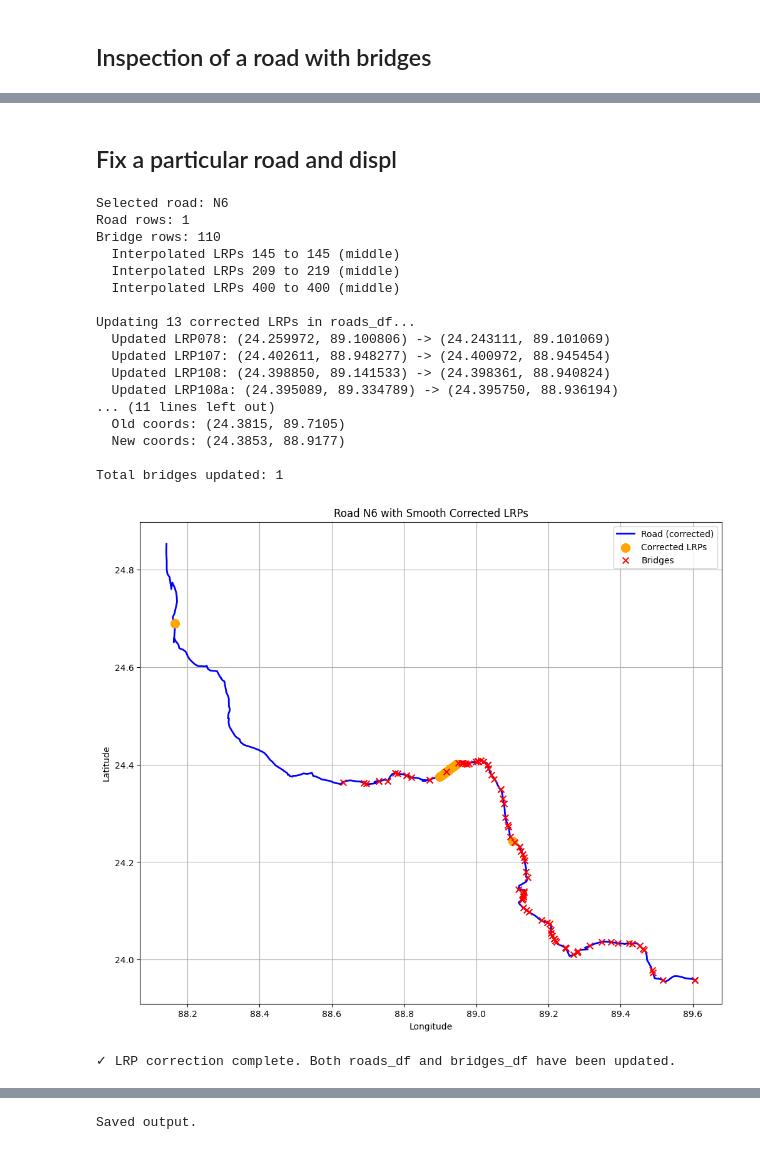
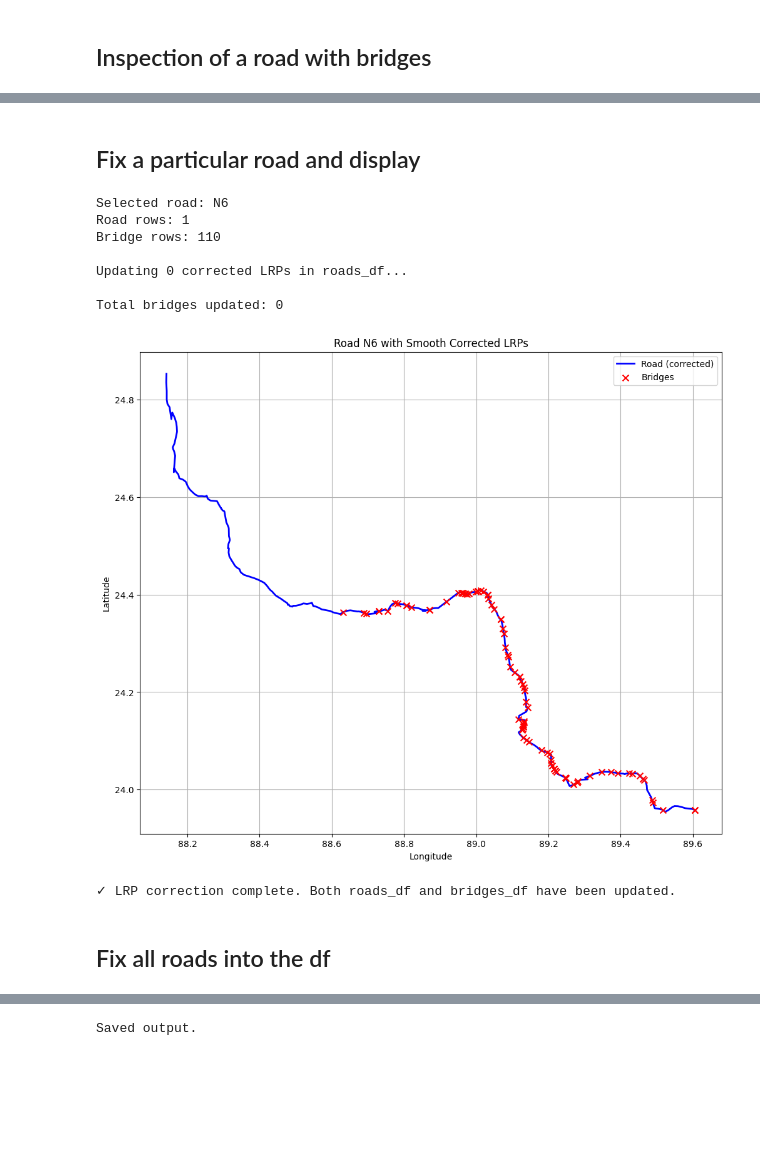
Before and after one commit to lukavicius/advsim, a Jupyter notebook: process_tadas.ipynb, the cells around one changed output, grey strips where cells are left out. Saved outputs shown, nothing was run; the diff lists cells and outputs as text; code cells hidden in the pictures; blank space fills up the shorter version.

```diff
--- a/process_tadas.ipynb
+++ b/process_tadas.ipynb
@@ -161,7 +120,7 @@ import matplotlib.pyplot as plt
 import numpy as np
 from matplotlib.ticker import MaxNLocator
 
-road_name = "Z5074"
+road_name = "N6"
 road_data = roads_df[roads_df['road'] == road_name]
 
 plt.figure(figsize=(12, 10))
@@ -219,5 +178,5 @@ plt.show()
 # %% [markdown]
-## Fix a particular road and displ
+## Fix a particular road and display
 # %%
 import pandas as pd
 import numpy as np
@@ -235,7 +194,7 @@ bridges_df['road'] = bridges_df['road'].astype(str).str.strip().str.upper()
 roads_df = roads_df.dropna(axis=1, how='all')
 
 # --- Select the road ---
-road_name = "N6".strip().upper()
+road_name = "n6".strip().upper()
 road_data = roads_df[roads_df['road'] == road_name].copy()
 bridge_data = bridges_df[bridges_df['road'] == road_name].copy()
 
@@ -287,7 +246,7 @@ def point_line_distance(p, a, b):
         return np.linalg.norm(p - a)
     return np.abs(np.cross(b - a, a - p)) / np.linalg.norm(b - a)
 
-def detect_wrong_lrps_sequences(corrected_lrps, factor_jump=10.0, factor_dev=3.0):
+def detect_wrong_lrps_sequences(corrected_lrps, factor_jump=6.0, factor_dev=2.0):
     n = len(corrected_lrps)
     wrong_flags = np.zeros(n, dtype=bool)
 
@@ -315,7 +274,7 @@ def detect_wrong_lrps_sequences(corrected_lrps, factor_jump=10.0, factor_dev=3.0
     return wrong_flags
 
 # Usage:
-wrong_flags = detect_wrong_lrps_sequences(corrected_lrps, factor_jump=10.0, factor_dev=2.0)
+wrong_flags = detect_wrong_lrps_sequences(corrected_lrps, factor_jump=6.0, factor_dev=2.0)
 
 # --- Identify sequences of wrong LRPs ---
 wrong_sequences = []
@@ -460,47 +419,39 @@ if np.any(wrong_flags):
 # Plot bridges
 bridge_coords = []
 for idx, bridge in bridge_data.iterrows():
     lrp = bridge['LRPName']
     if lrp in lrp_names:
         bridge_idx = lrp_names.index(lrp)
         bridge_coords.append(corrected_lrps[bridge_idx])
 
 if bridge_coords:
     bridge_coords = np.array(bridge_coords)
     plt.scatter(bridge_coords[:,0], bridge_coords[:,1], color='red', marker='x',
                 s=50, label='Bridges', zorder=6)
 
 plt.xlabel('Longitude')
 plt.ylabel('Latitude')
 plt.title(f'Road {road_name} with Smooth Corrected LRPs')
 plt.grid(True)
 plt.legend()
 plt.show()
 
 # --- Save updated dataframes (optional) ---
 # roads_df.to_csv('roads_updated.csv', index=False)
 # bridges_df.to_csv('bridges_updated.csv', index=False)
 print("\n✓ LRP correction complete. Both roads_df and bridges_df have been updated.")
 # %% [output]
 Selected road: N6
 Road rows: 1
 Bridge rows: 110
-  Interpolated LRPs 145 to 145 (middle)
-  Interpolated LRPs 209 to 219 (middle)
-  Interpolated LRPs 400 to 400 (middle)
 
-Updating 13 corrected LRPs in roads_df...
-  Updated LRP078: (24.259972, 89.100806) -> (24.243111, 89.101069)
-  Updated LRP107: (24.402611, 88.948277) -> (24.400972, 88.945454)
-  Updated LRP108: (24.398850, 89.141533) -> (24.398361, 88.940824)
-  Updated LRP108a: (24.395089, 89.334789) -> (24.395750, 88.936194)
-... (11 lines left out)
-  Old coords: (24.3815, 89.7105)
-  New coords: (24.3853, 88.9177)
+Updating 0 corrected LRPs in roads_df...
 
-Total bridges updated: 1
+Total bridges updated: 0
-[figure, old version]
+[figure, new version]
 ✓ LRP correction complete. Both roads_df and bridges_df have been updated.
+# %% [markdown]
+## Fix all roads into the df
 # %%
 import pandas as pd
 import numpy as np
```
Also changed, not shown: parts of 15 cells of this notebook.
